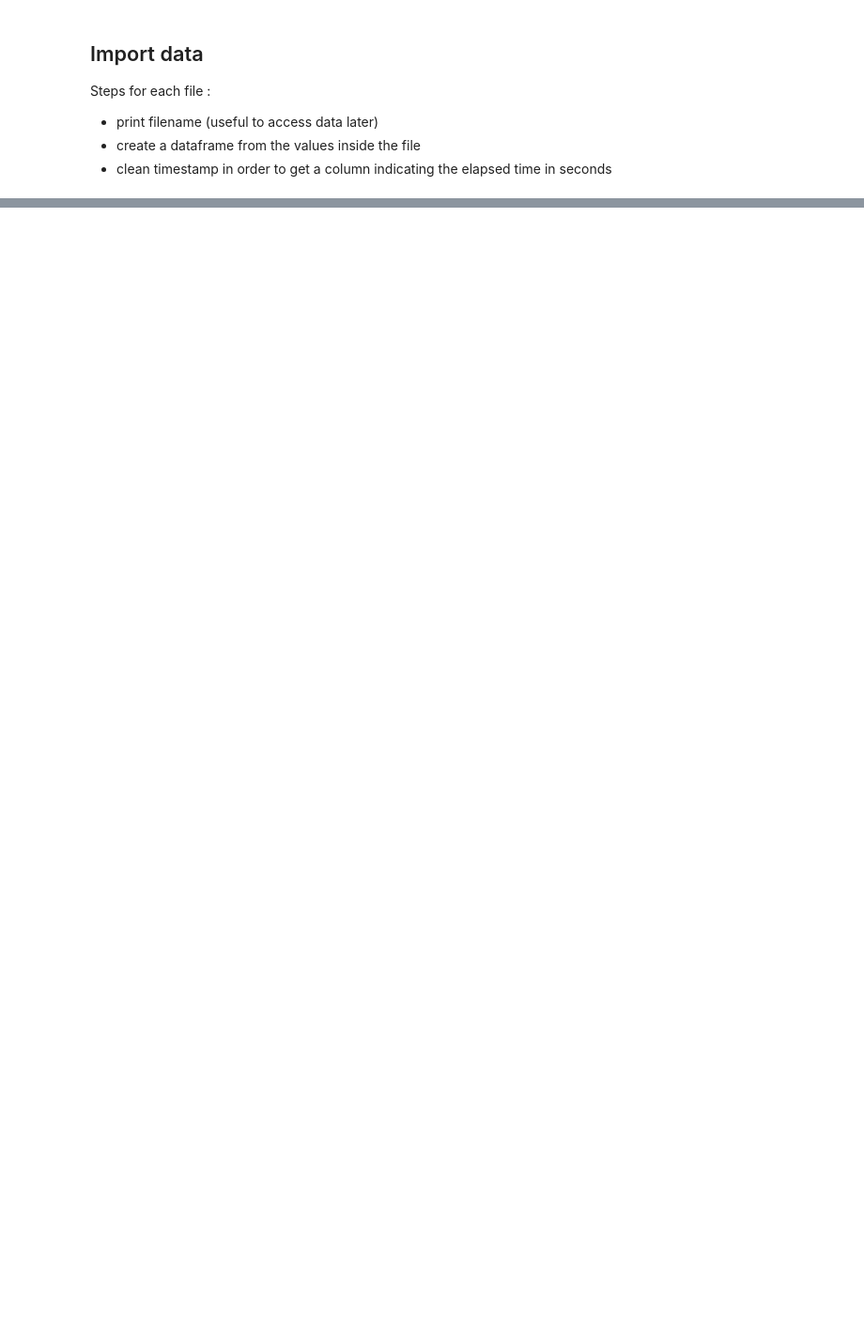
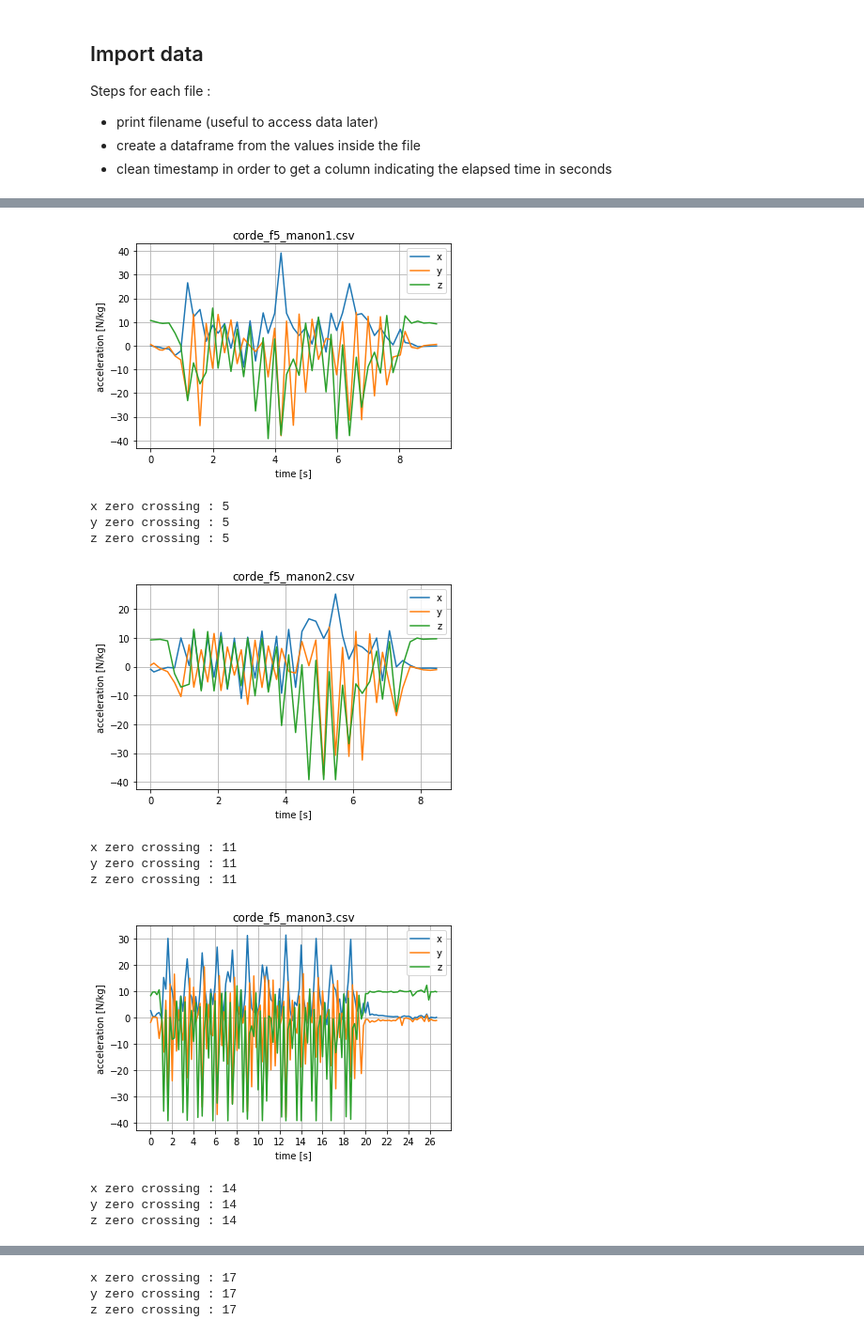
Before and after one commit to hibol/qself, a Jupyter notebook: Rep counting.ipynb, the cells around one changed output, grey strips where cells are left out. Shown at 94% size. Drawn from its saved outputs; the diff is of its cells as text; code cells hidden in the pictures; blank space fills up the shorter version.

```diff
--- a/Rep counting.ipynb
+++ b/Rep counting.ipynb
@@ -138,0 +114,28 @@ pd.DataFrame(data = [mean_features_idle, mean_features_workout], columns = df_ab
+# %%
+for f in data:
+    if "corde" in f:
+        data[f].plot(x="timestamp", y=['x', 'y', 'z'], kind='line', title=f, grid=True)
+        pl.ylabel('acceleration [N/kg]')
+        pl.xlabel('time [s]')
+        pl.xticks(np.arange(min(data[f]["timestamp"]), max(data[f]["timestamp"]), step=2))
+        pl.show()
+
+        x = np.array(data[f]['x'])
+        y = np.array(data[f]['y'])
+        z = np.array(data[f]['z'])
+        print('x zero crossing : ' +str(zero_crosses(x, 0)))
+        print('y zero crossing : ' +str(zero_crosses(y, 0)))
+        print('z zero crossing : ' +str(zero_crosses(z, 0)))
+# %% [output]
+[figure, added]
+x zero crossing : 5
+y zero crossing : 5
+z zero crossing : 5
+[figure, added]
+x zero crossing : 11
+y zero crossing : 11
+z zero crossing : 11
+[figure, added]
+x zero crossing : 14
+y zero crossing : 14
+z zero crossing : 14
@@ -138,0 +143,3 @@ pd.DataFrame(data = [mean_features_idle, mean_features_workout], columns = df_ab
+x zero crossing : 17
+y zero crossing : 17
+z zero crossing : 17
```
Also changed, not shown: parts of 19 cells of this notebook, 1 other file.
